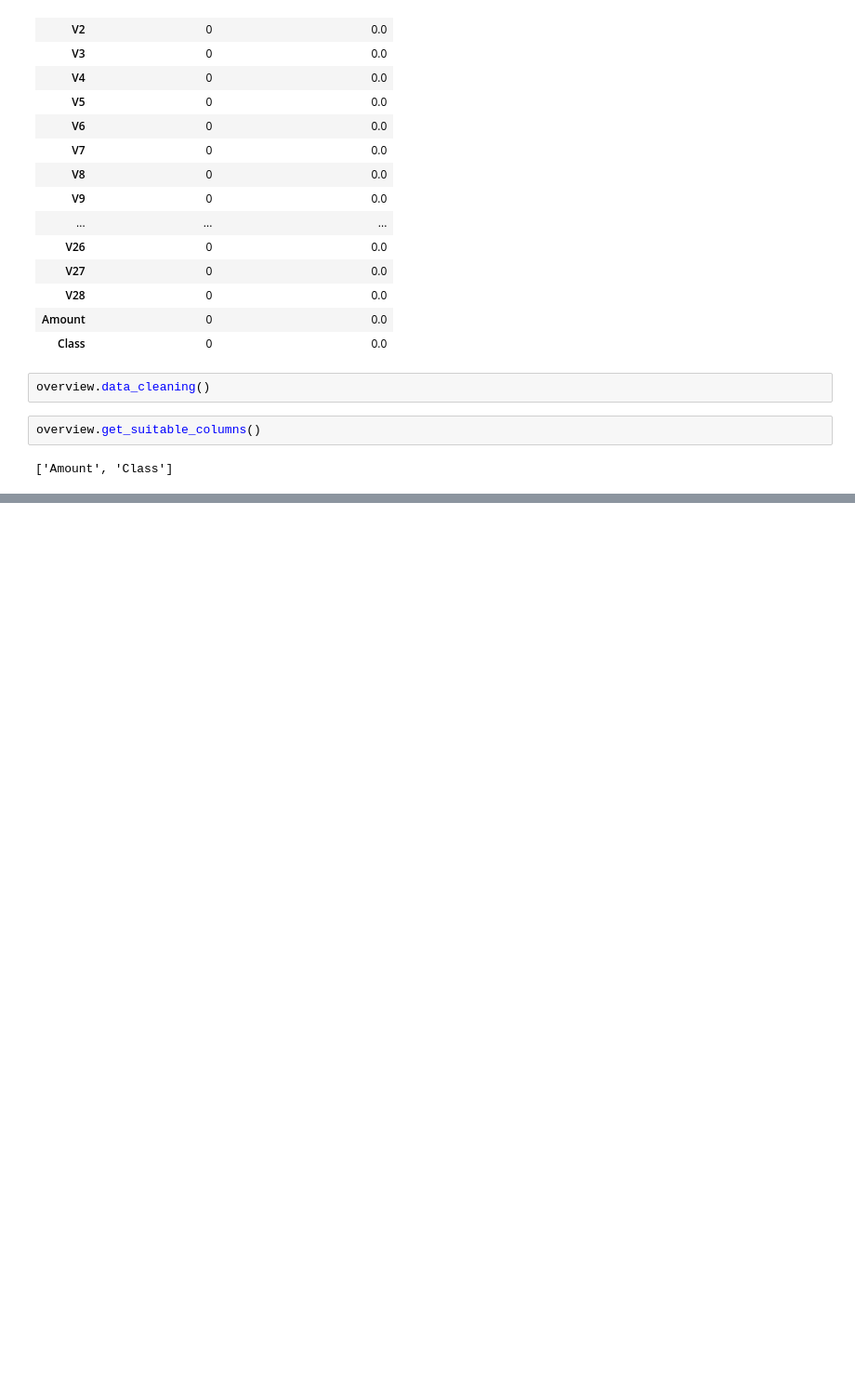
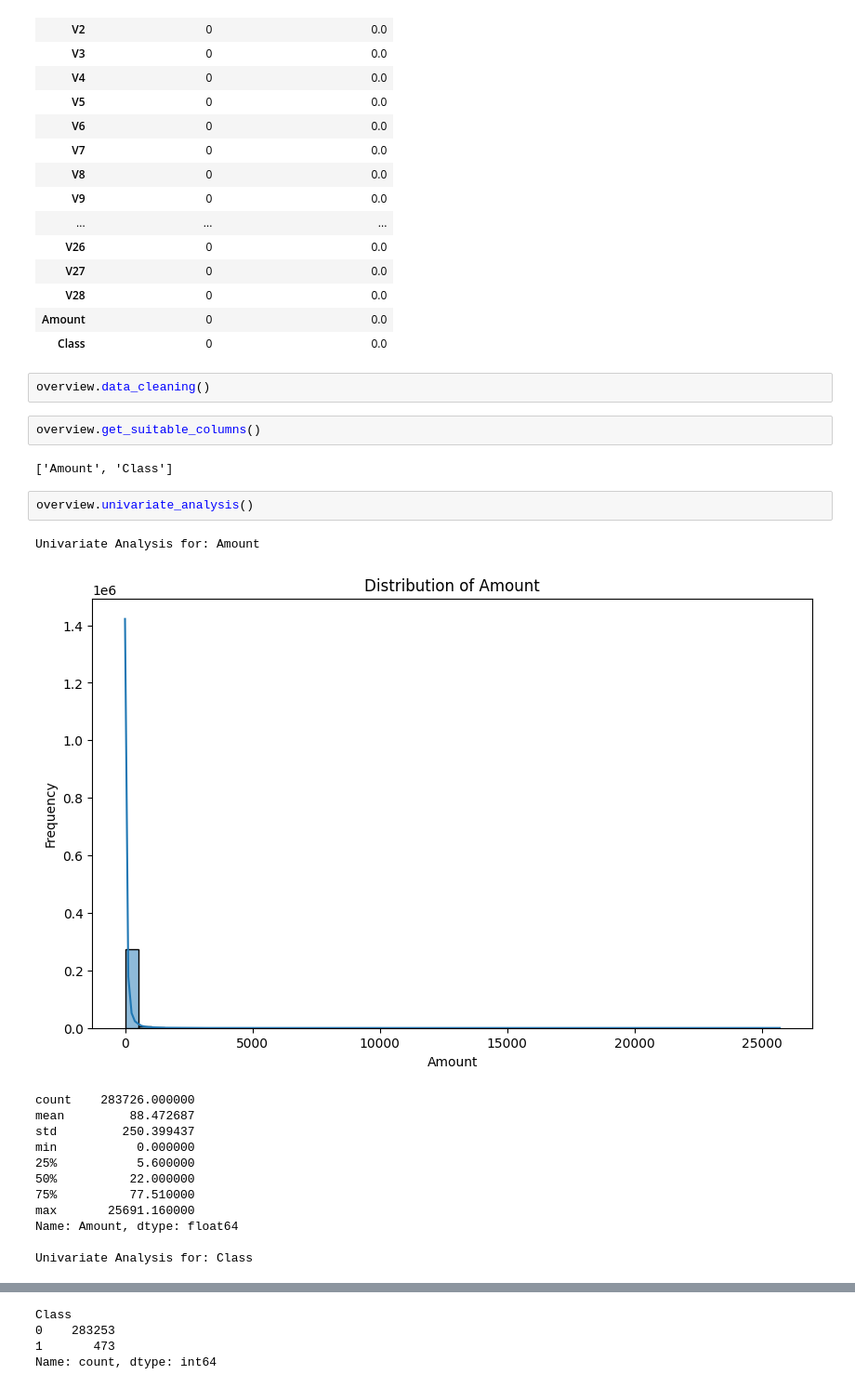
Before and after one commit to Endekalu777/Enhanced-Fraud-Detection-for-E-commerce-and-Banking-Transactions, a Jupyter notebook: notebooks/credit_card_preprocessing.ipynb, the cells around one changed output, grey strips where cells are left out. Shown at 93% size. Cells and saved outputs as stored; diff of their text form; blank space fills up the shorter version.

```diff
--- a/notebooks/credit_card_preprocessing.ipynb
+++ b/notebooks/credit_card_preprocessing.ipynb
@@ -62,3 +62,19 @@ overview.data_cleaning()
 overview.get_suitable_columns()
 # %% [output]
 ['Amount', 'Class']
+# %%
+overview.univariate_analysis()
+# %% [output]
+Univariate Analysis for: Amount
+[figure, added]
+count    283726.000000
+mean         88.472687
+std         250.399437
+min           0.000000
+25%           5.600000
+50%          22.000000
+75%          77.510000
+max       25691.160000
+Name: Amount, dtype: float64
+
+Univariate Analysis for: Class
@@ -64,0 +82,4 @@ overview.get_suitable_columns()
+Class
+0    283253
+1       473
+Name: count, dtype: int64
```
Also changed, not shown: parts of 1 cell of this notebook, 3 other files.
